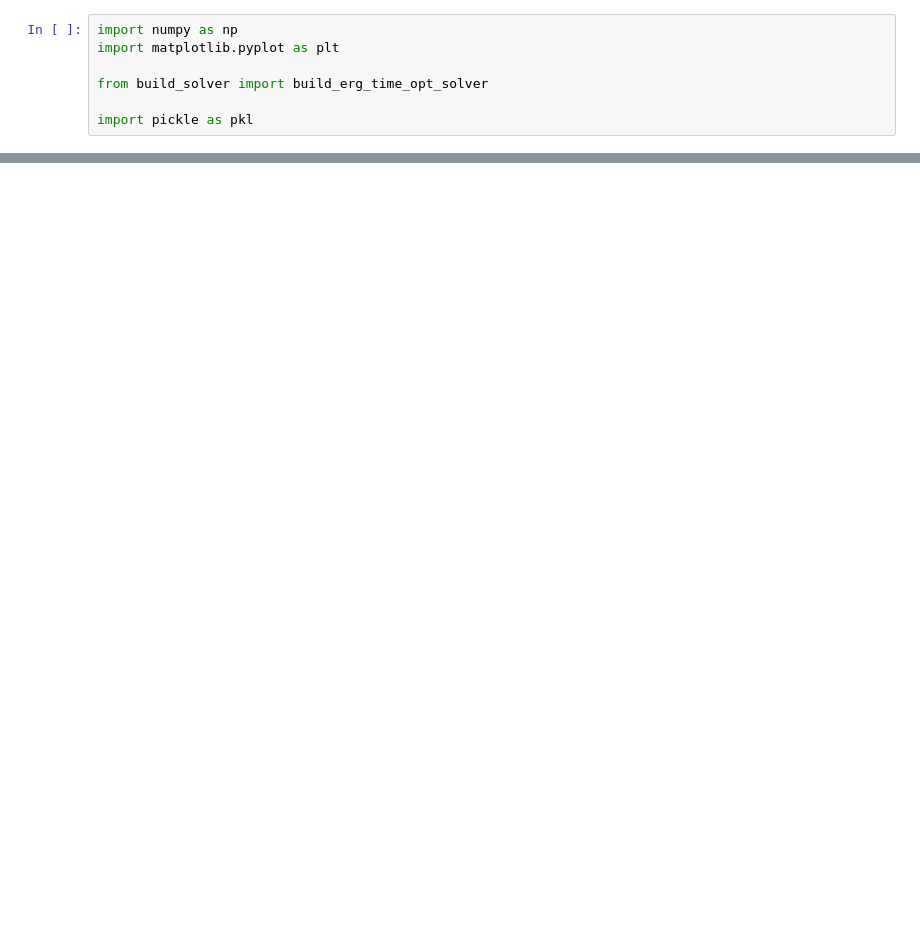
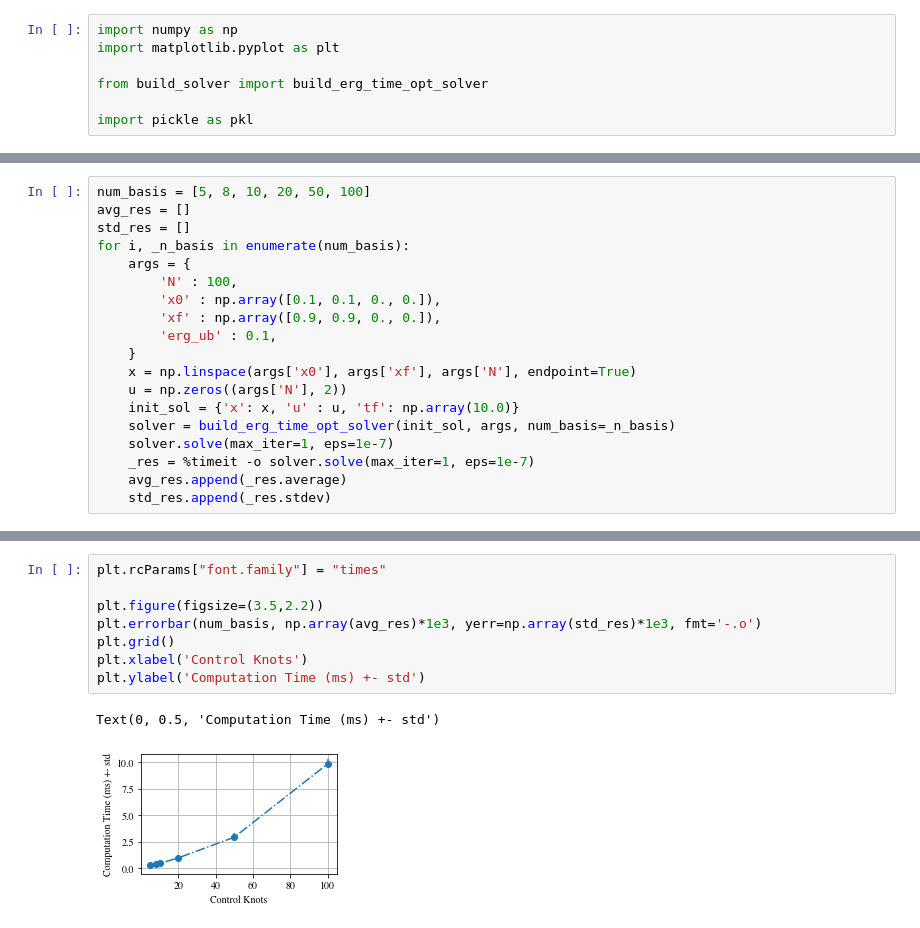
Before and after one commit to ialab-yale/time_optimal_ergodic_search, a Jupyter notebook: experiments/Journal/knot_study/_ian_attempt.ipynb, the cells around one changed output, grey strips where cells are left out. Cells and saved outputs as stored; diff of their text form; blank space fills up the shorter version.

```diff
--- a/experiments/Journal/knot_study/_ian_attempt.ipynb
+++ b/experiments/Journal/knot_study/_ian_attempt.ipynb
@@ -54,0 +139,19 @@ No artists with labels found to put in legend.  Note that artists whose label st
+# %%
+num_basis = [5, 8, 10, 20, 50, 100]
+avg_res = []
+std_res = []
+for i, _n_basis in enumerate(num_basis):
+    args = {
+        'N' : 100,
+        'x0' : np.array([0.1, 0.1, 0., 0.]),
+        'xf' : np.array([0.9, 0.9, 0., 0.]),
+        'erg_ub' : 0.1,
+    }
+    x = np.linspace(args['x0'], args['xf'], args['N'], endpoint=True)
+    u = np.zeros((args['N'], 2))
+    init_sol = {'x': x, 'u' : u, 'tf': np.array(10.0)}
+    solver = build_erg_time_opt_solver(init_sol, args, num_basis=_n_basis)
+    solver.solve(max_iter=1, eps=1e-7)
+    _res = %timeit -o solver.solve(max_iter=1, eps=1e-7)
+    avg_res.append(_res.average)
+    std_res.append(_res.stdev)
@@ -54,0 +165,11 @@ No artists with labels found to put in legend.  Note that artists whose label st
+# %%
+plt.rcParams["font.family"] = "times"
+
+plt.figure(figsize=(3.5,2.2))
+plt.errorbar(num_basis, np.array(avg_res)*1e3, yerr=np.array(std_res)*1e3, fmt='-.o')
+plt.grid()
+plt.xlabel('Control Knots')
+plt.ylabel('Computation Time (ms) +- std')
+# %% [output]
+Text(0, 0.5, 'Computation Time (ms) +- std')
+[figure, added]
```
Also changed, not shown: parts of 7 cells of this notebook, 3 other files.
